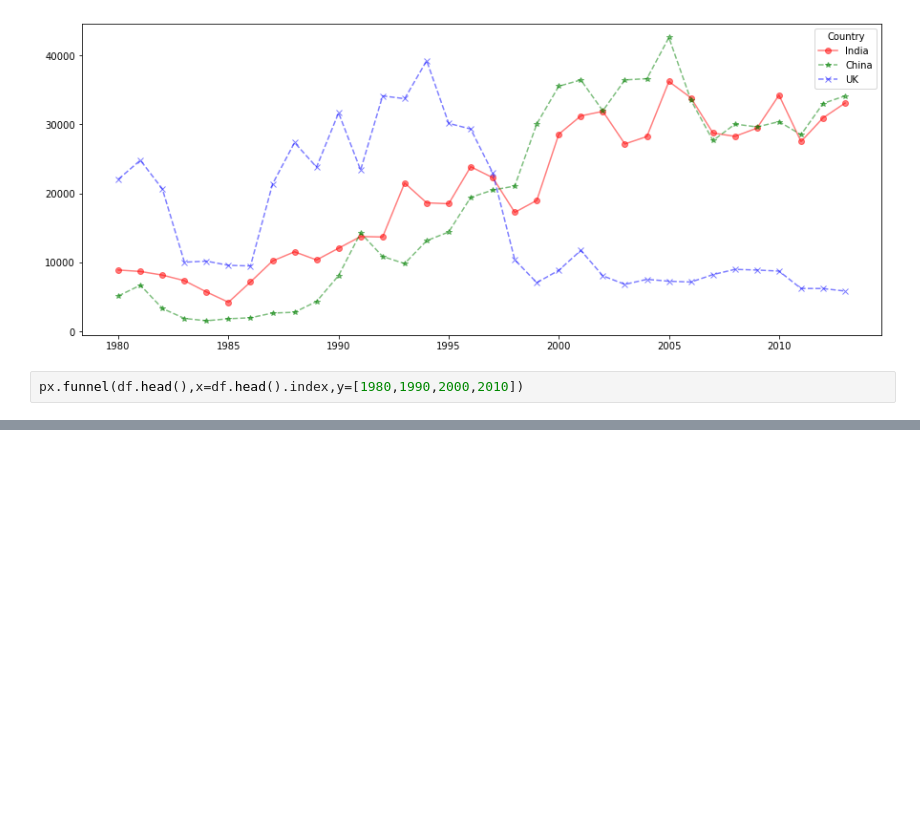
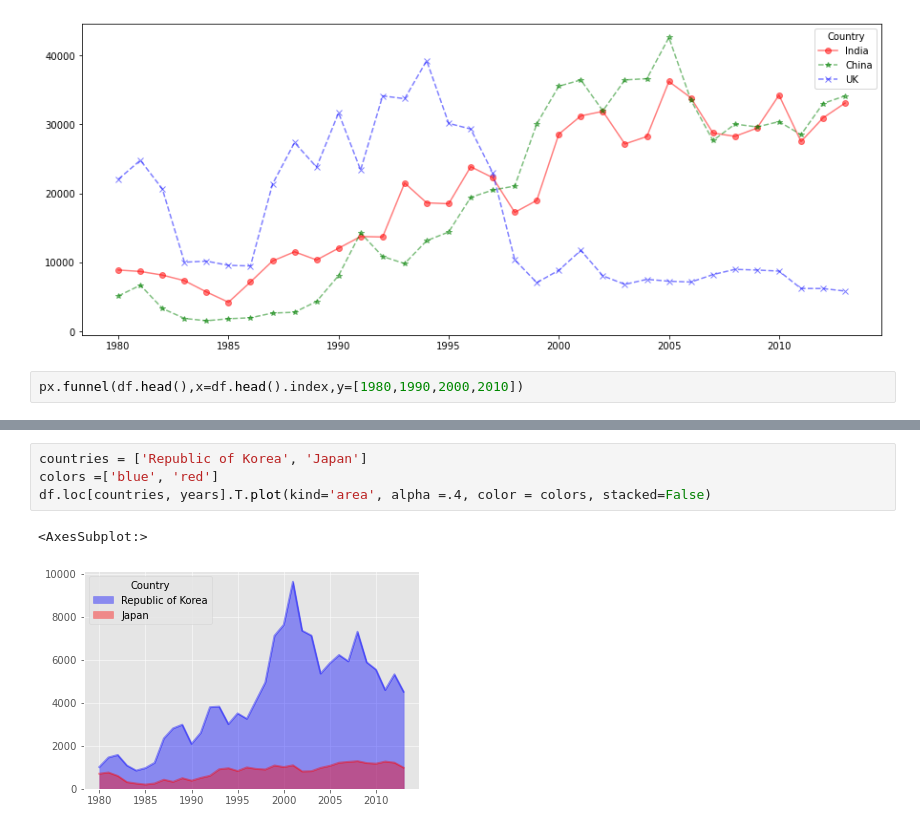
Before and after one commit to AsmitaMaurya24/python-data-sciene, a Jupyter notebook: data_science/data_analytics.ipynb, the cells around one changed output, grey strips where cells are left out. Drawn from its saved outputs; the diff is of its cells as text; blank space fills up the shorter version.

```diff
--- a/data_science/data_analytics.ipynb
+++ b/data_science/data_analytics.ipynb
@@ -84,0 +121,7 @@ px.funnel(df.head(),x=df.head().index,y=[1980,1990,2000,2010])
+# %%
+countries = ['Republic of Korea', 'Japan']
+colors =['blue', 'red']
+df.loc[countries, years].T.plot(kind='area', alpha =.4, color = colors, stacked=False)
+# %% [output]
+<AxesSubplot:>
+[figure, added]
```
Also changed, not shown: parts of 17 cells of this notebook.
